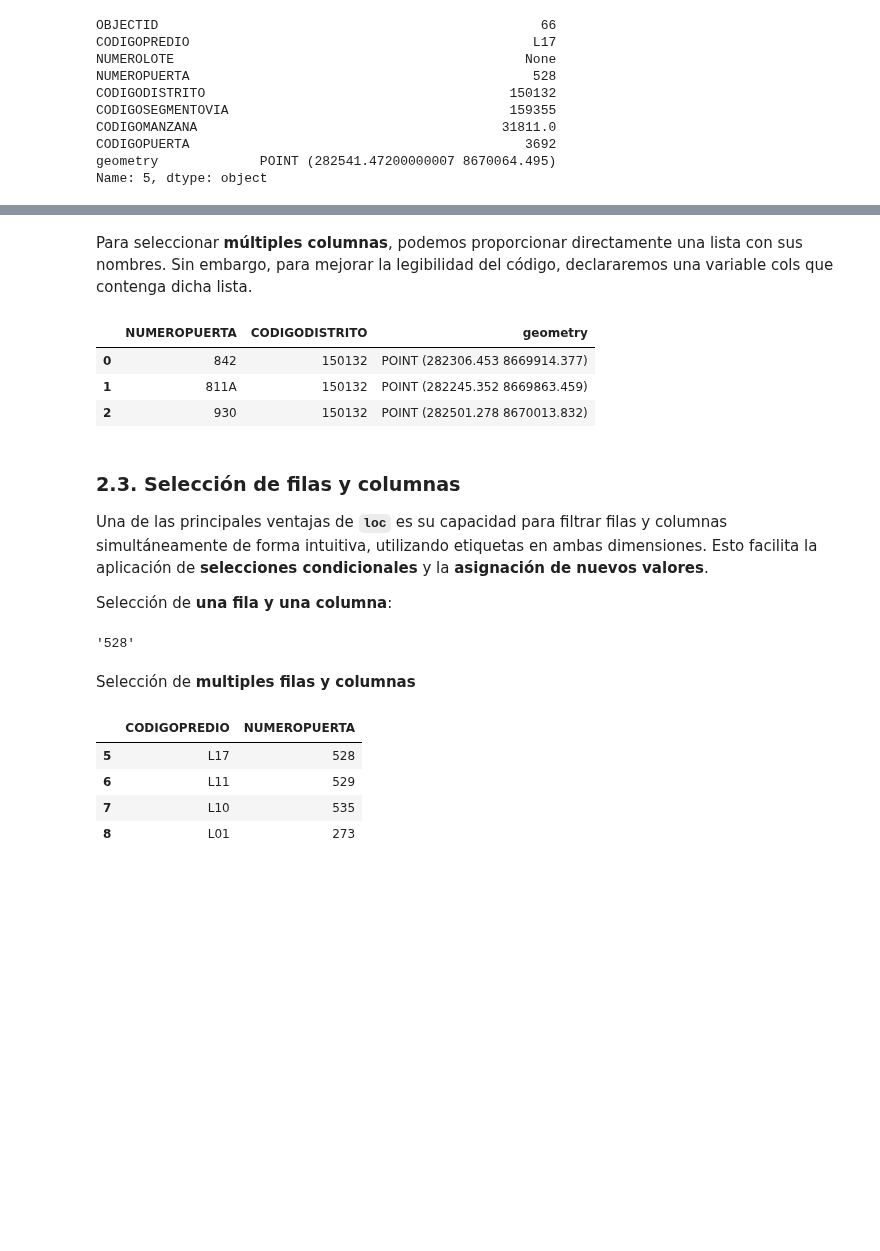
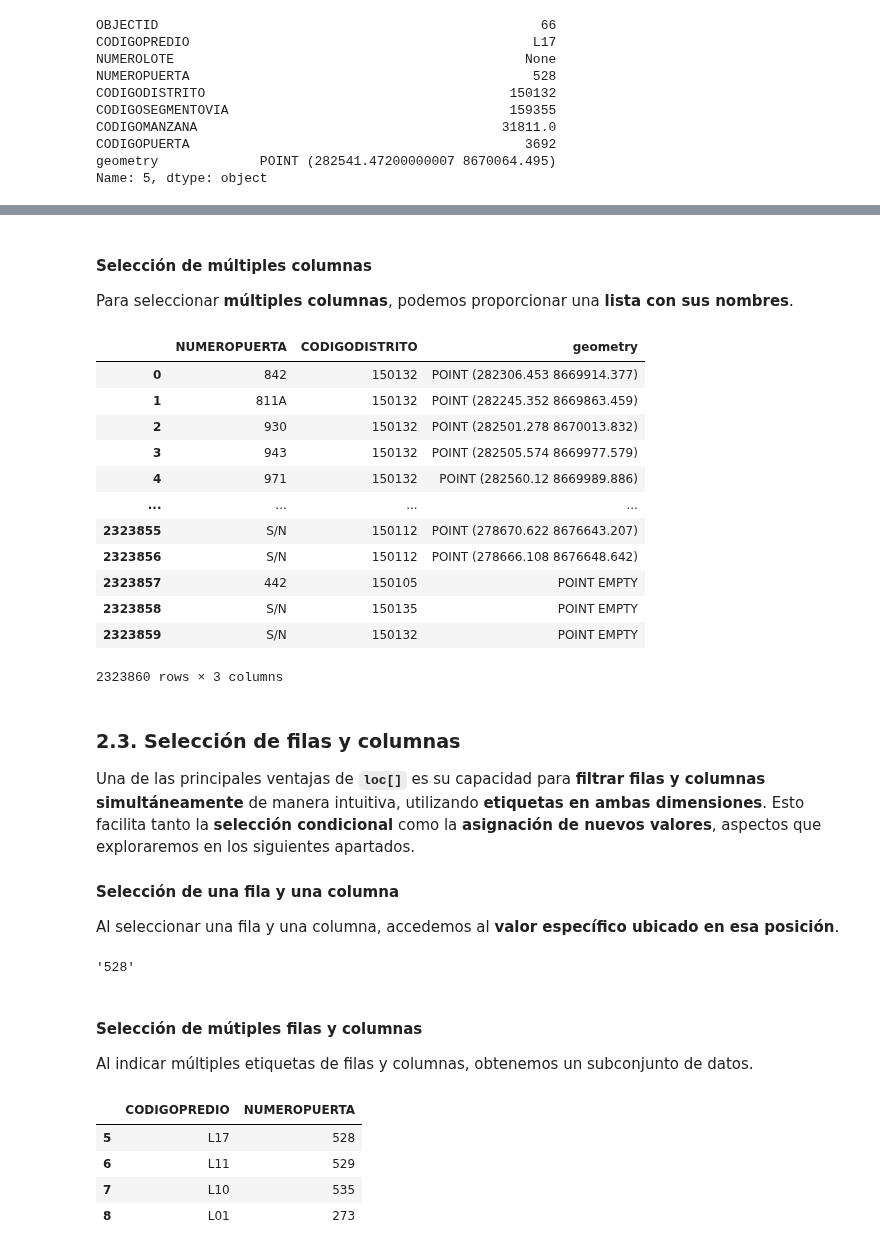
Before and after one commit to chlopezgis/book-geopython, a Jupyter notebook: _sources/indexing_selecting.ipynb, the cells around one changed output, grey strips where cells are left out. Saved outputs shown, nothing was run; the diff lists cells and outputs as text; code cells hidden in the pictures; blank space fills up the shorter version.

```diff
--- a/_sources/indexing_selecting.ipynb
+++ b/_sources/indexing_selecting.ipynb
@@ -213,17 +248,34 @@ Name: NUMEROPUERTA, dtype: object
 # %% [markdown]
-Para seleccionar **múltiples columnas**, podemos proporcionar directamente una lista con sus nombres. Sin embargo, para mejorar la legibilidad del código, declararemos una variable cols que contenga dicha lista.
+#### **Selección de múltiples columnas**
+
+Para seleccionar **múltiples columnas**, podemos proporcionar una **lista con sus nombres**.
 # %%
+# Variable que almacena la lista de nombre de columnas
 cols= ['NUMEROPUERTA', 'CODIGODISTRITO', 'geometry']
-puertas.loc[:, cols].head(3)
+
+# Selección de las columnas declaradas en la variable "cols"
+# y todas sus filas
+puertas.loc[:, cols]
 # %% [output]
 |  | NUMEROPUERTA | CODIGODISTRITO | geometry |
 | 0 | 842 | 150132 | POINT (282306.453 8669914.377) |
 | 1 | 811A | 150132 | POINT (282245.352 8669863.459) |
 | 2 | 930 | 150132 | POINT (282501.278 8670013.832) |
+| 3 | 943 | 150132 | POINT (282505.574 8669977.579) |
+| 4 | 971 | 150132 | POINT (282560.12 8669989.886) |
+| ... | ... | ... | ... |
+| 2323855 | S/N | 150112 | POINT (278670.622 8676643.207) |
+| 2323856 | S/N | 150112 | POINT (278666.108 8676648.642) |
+| 2323857 | 442 | 150105 | POINT EMPTY |
+| 2323858 | S/N | 150135 | POINT EMPTY |
+| 2323859 | S/N | 150132 | POINT EMPTY |
+2323860 rows × 3 columns
 # %% [markdown]
 ### **2.3. Selección de filas y columnas**
 
-Una de las principales ventajas de **`loc`** es su capacidad para filtrar filas y columnas simultáneamente de forma intuitiva, utilizando etiquetas en ambas dimensiones. Esto facilita la aplicación de **selecciones condicionales** y la **asignación de nuevos valores**.
+Una de las principales ventajas de **`loc[]`** es su capacidad para **filtrar filas y columnas simultáneamente** de manera intuitiva, utilizando **etiquetas en ambas dimensiones**. Esto facilita tanto la **selección condicional** como la **asignación de nuevos valores**, aspectos que exploraremos en los siguientes apartados.
 
-Selección de **una fila y una columna**:
+#### **Selección de una fila y una columna**
+
+Al seleccionar una fila y una columna, accedemos al **valor específico ubicado en esa posición**.
 # %%
@@ -232,7 +285,9 @@ puertas.loc[5, 'NUMEROPUERTA']
 # %% [output]
 '528'
 # %% [markdown]
-Selección de **multiples filas y columnas**
+#### **Selección de mútiples filas y columnas**
+
+Al indicar múltiples etiquetas de filas y columnas, obtenemos un subconjunto de datos.
 # %%
 puertas.loc[[5,6,7,8], ['CODIGOPREDIO','NUMEROPUERTA']]
 # %% [output]
```
Also changed, not shown: parts of 35 cells of this notebook, 2 other files.
